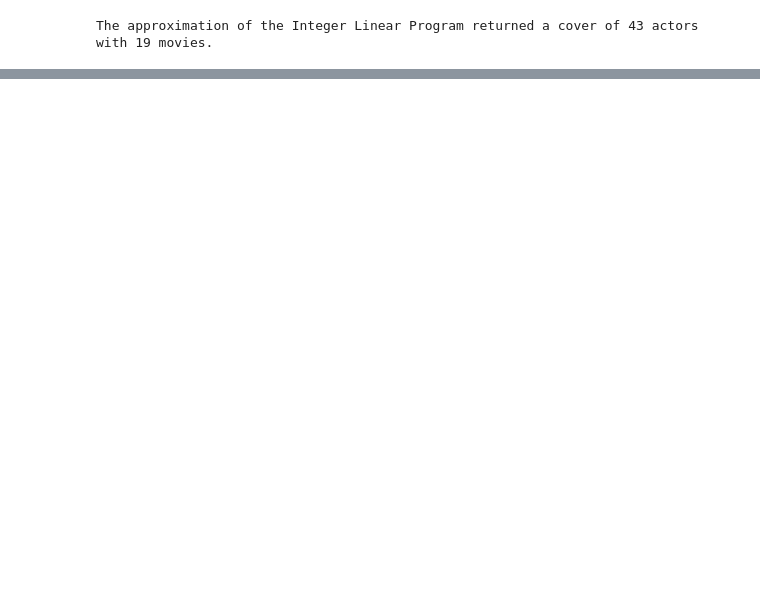
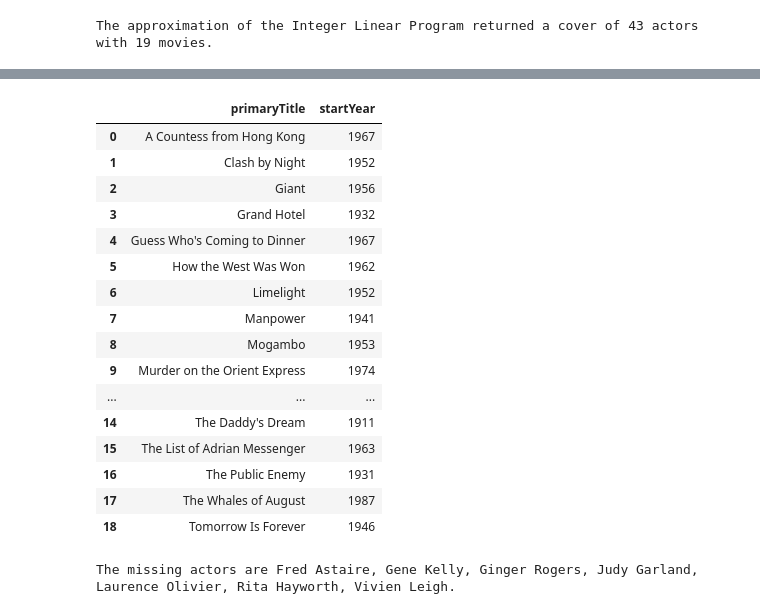
Before and after one commit to MaximeKan/Algorithms, a Jupyter notebook: SetCover.ipynb, the cells around one changed output, grey strips where cells are left out. Drawn from its saved outputs; the diff is of its cells as text; code cells hidden in the pictures; blank space fills up the shorter version.

```diff
--- a/SetCover.ipynb
+++ b/SetCover.ipynb
@@ -286,0 +265,25 @@ movies_matrix_df.iloc[res.x > 0.5]
+# %%
+rounded_solution.reset_index()[["primaryTitle", "startYear"]]
+# %% [output]
+|  | primaryTitle | startYear |
+| 0 | A Countess from Hong Kong | 1967 |
+| 1 | Clash by Night | 1952 |
+| 2 | Giant | 1956 |
+| 3 | Grand Hotel | 1932 |
+| 4 | Guess Who's Coming to Dinner | 1967 |
+| 5 | How the West Was Won | 1962 |
+| 6 | Limelight | 1952 |
+| 7 | Manpower | 1941 |
+| 8 | Mogambo | 1953 |
+| 9 | Murder on the Orient Express | 1974 |
+| ... | ... | ... |
+| 14 | The Daddy's Dream | 1911 |
+| 15 | The List of Adrian Messenger | 1963 |
+| 16 | The Public Enemy | 1931 |
+| 17 | The Whales of August | 1987 |
+| 18 | Tomorrow Is Forever | 1946 |
+# %%
+missing_actors = rounded_solution.columns[rounded_solution.sum(axis=0) == 0]
+print("The missing actors are %s." %", ".join(list(missing_actors)))
+# %% [output]
+The missing actors are Fred Astaire, Gene Kelly, Ginger Rogers, Judy Garland, Laurence Olivier, Rita Hayworth, Vivien Leigh.
```
Also changed, not shown: parts of 7 cells of this notebook.
